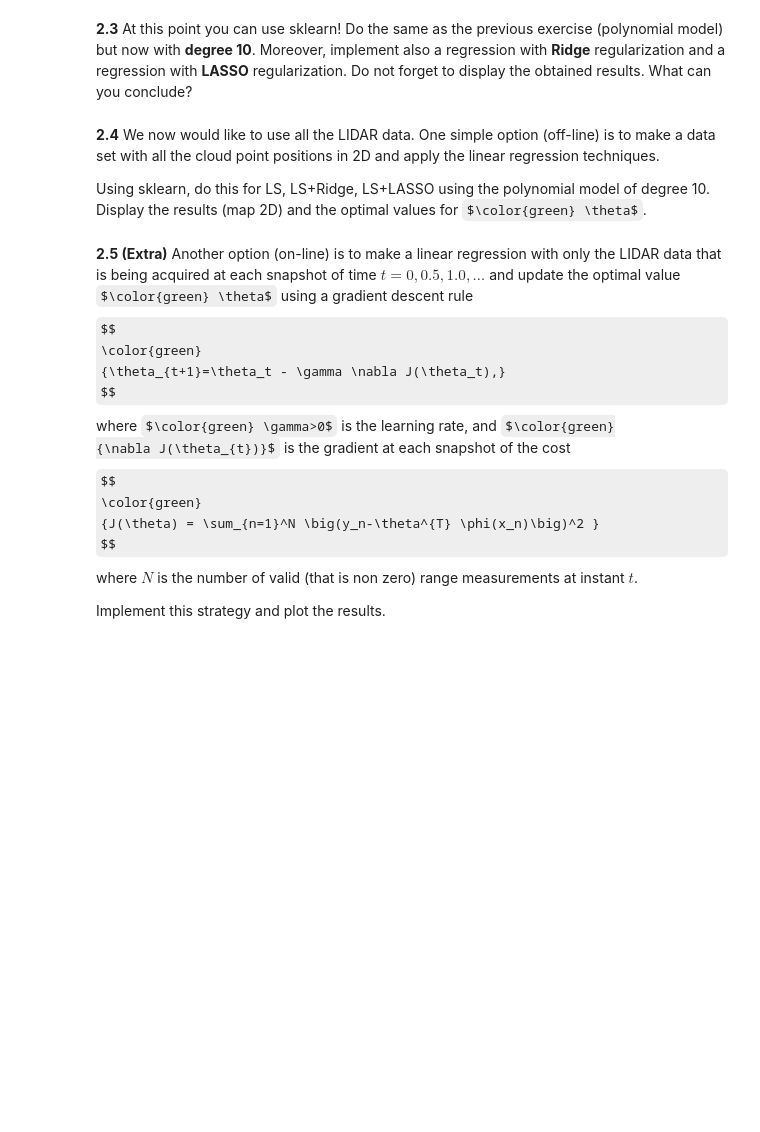
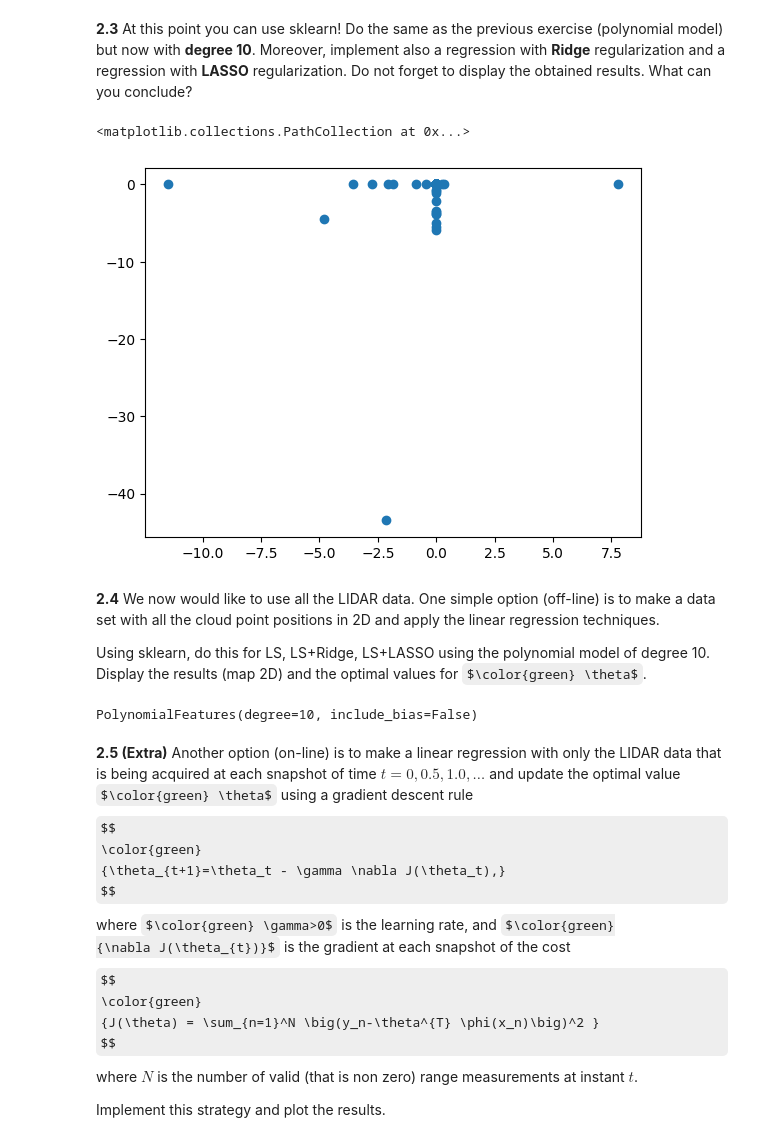
Before and after one commit to cthadeufaria/apc, a Jupyter notebook: project01/ML_project1.ipynb, the cells around one changed output. Drawn from its saved outputs; the diff is of its cells as text; code cells hidden in the pictures; some formulas as TeX source; blank space fills up the shorter version.

```diff
--- a/project01/ML_project1.ipynb
+++ b/project01/ML_project1.ipynb
@@ -411,3 +524,61 @@ Do the same as the previous exercise (polynomial model) but now with **degree 10
+# %%
+from sklearn.linear_model import LinearRegression
+from sklearn.preprocessing import PolynomialFeatures
+from sklearn.metrics import mean_squared_error
+from sklearn.model_selection import train_test_split
+import pandas as pd
+
+# Instantiate order-10 polynom object
+nb_degree = 10
+polynomial_features = PolynomialFeatures(degree = nb_degree, include_bias=False)
+
+# Fit transform for each combination of estimated position and LIDAR range angle observation separatly
+X_coef = np.zeros_like(Y_x[1], dtype=object)[:, np.newaxis]
+X_intercept = np.zeros_like(Y_x[1], dtype=object)[:, np.newaxis]
+Y_x_predicted = []
+mse = []
+for c in range(1, X_x.shape[1]):
+    X_part = np.concatenate((X_x[:, 0][:, np.newaxis], X_x[:, c][:, np.newaxis]), axis=1)
+    X_TRANSF = polynomial_features.fit_transform(X_part)
+    X_train, X_test, y_train, y_test = train_test_split(X_TRANSF, Y_x[:, c-1][:, np.newaxis], test_size=0.3)
+    model = LinearRegression()
+    model.fit(X_train, y_train)
+    y_predicted = model.predict(X_test)
+    Y_x_predicted.append(y_predicted[-1])
+    mse.append(mean_squared_error(y_test, y_predicted))
+
+    # Save coefficients and intercepts
+    X_coef[c-1][0] = model.coef_
+    X_intercept[c-1][0] = model.intercept_
+
+Y_coef = np.zeros_like(Y_x[1], dtype=object)[:, np.newaxis]
+Y_intercept = np.zeros_like(Y_x[1], dtype=object)[:, np.newaxis]
+Y_y_predicted = []
+mse = []
+for c in range(1, X_x.shape[1]):
+    X_part = np.concatenate((X_y[:, 0][:, np.newaxis], X_y[:, c][:, np.newaxis]), axis=1)
+    X_TRANSF = polynomial_features.fit_transform(X_part)
+    X_train, X_test, y_train, y_test = train_test_split(X_TRANSF, Y_y[:, c-1][:, np.newaxis], test_size=0.3)
+    model = LinearRegression()
+    model.fit(X_train, y_train)
+    y_predicted = model.predict(X_test)
+    Y_y_predicted.append(y_predicted[-1])
+    mse.append(mean_squared_error(y_test, y_predicted))
+
+    # Save coefficients and intercepts
+    X_coef[c-1][0] = model.coef_
+    X_intercept[c-1][0] = model.intercept_
+
+# Remove outliers and plot 2D plan
+xy = np.concatenate((Y_x_predicted, Y_y_predicted), axis=1)
+xy[:, 0].min()
+xy[:, 1].max()
+xy_clean = xy[xy[:, 0] != xy[:, 0].min()]
+xy_clean = xy_clean[xy_clean[:, 1] != xy_clean[:, 1].max()]
+plt.scatter(xy_clean[:, 0], xy_clean[:, 1])
+# %% [output]
+<matplotlib.collections.PathCollection at 0x...>
+[figure, added]
 # %% [markdown]
 **2.4**
 We now would like to use all the LIDAR data. One simple option (off-line) is to make a data set with all the cloud point positions in 2D and apply the linear regression techniques.
@@ -419,3 +627,12 @@ $\color{green} \theta$.
+# %%
+from sklearn.linear_model import LinearRegression
+from sklearn.preprocessing import PolynomialFeatures
+from sklearn.metrics import mean_squared_error
+
+nb_degree = 10
+polynomial_features = PolynomialFeatures(degree = nb_degree, include_bias=False)
+# %% [output]
+PolynomialFeatures(degree=10, include_bias=False)
 # %% [markdown]
 **2.5 (Extra)**
 Another option (on-line) is to make a linear regression with only the LIDAR data that is being acquired at each snapshot of time $t=0, 0.5, 1.0, \ldots$ and update the optimal value $\color{green} \theta$ using a gradient descent rule
```
Also changed, not shown: parts of 25 cells of this notebook, 2 other files.
